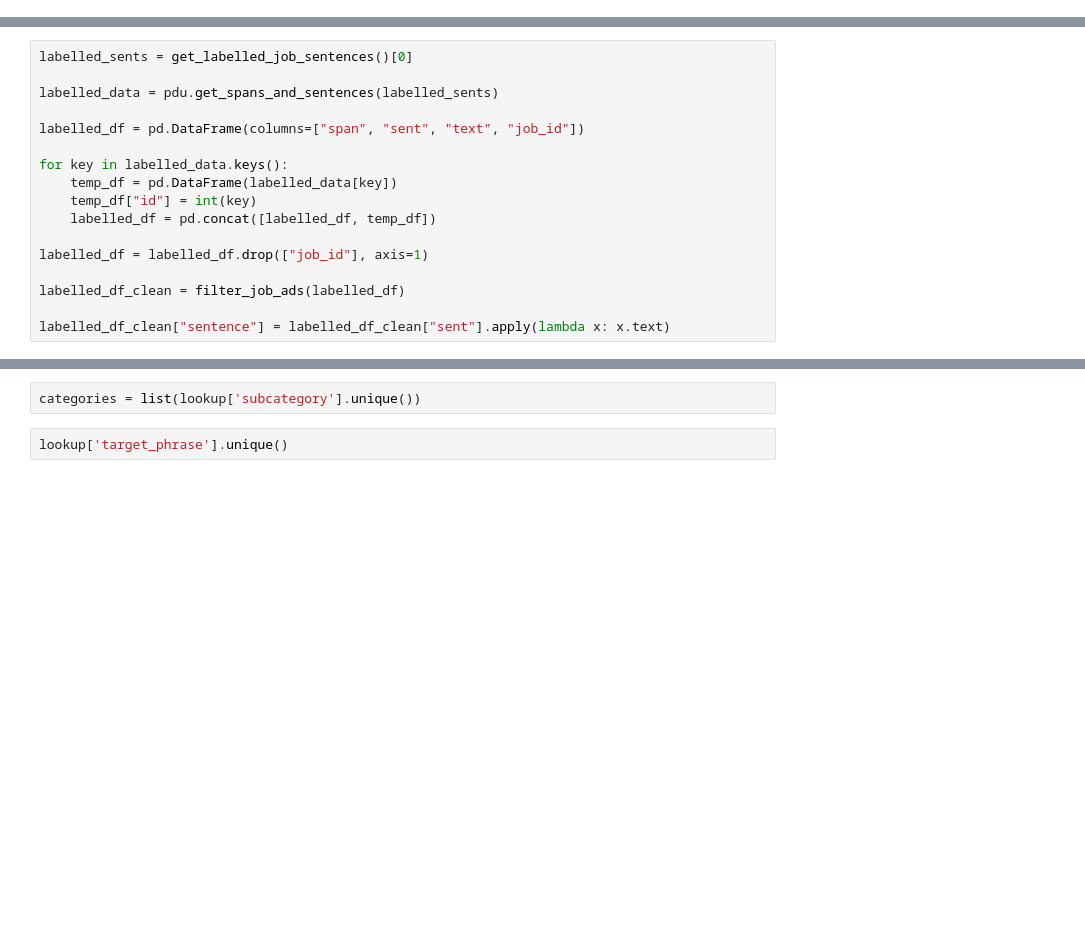
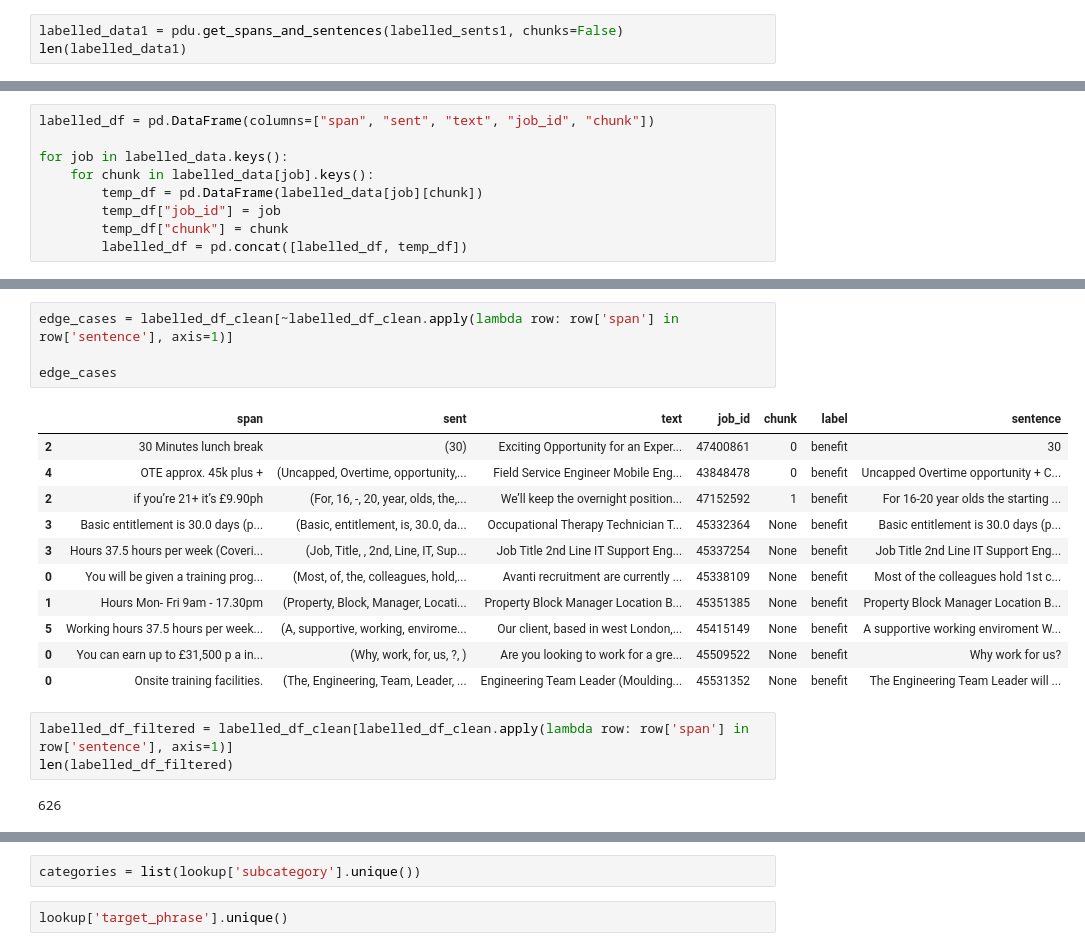
Before and after one commit to nestauk/dap_job_quality, a Jupyter notebook: dap_job_quality/notebooks/ro_category_mapping.ipynb, the cells around one changed output, grey strips where cells are left out. Saved outputs shown, nothing was run; the diff lists cells and outputs as text; blank space fills up the shorter version.

```diff
--- a/dap_job_quality/notebooks/ro_category_mapping.ipynb
+++ b/dap_job_quality/notebooks/ro_category_mapping.ipynb
@@ -38,0 +93,3 @@ def filter_job_ads(labelled_df):
+# %%
+labelled_data1 = pdu.get_spans_and_sentences(labelled_sents1, chunks=False)
+len(labelled_data1)
@@ -39,17 +98,9 @@ def filter_job_ads(labelled_df):
 # %%
-labelled_sents = get_labelled_job_sentences()[0]
+labelled_df = pd.DataFrame(columns=["span", "sent", "text", "job_id", "chunk"])
 
-labelled_data = pdu.get_spans_and_sentences(labelled_sents)
-
-labelled_df = pd.DataFrame(columns=["span", "sent", "text", "job_id"])
-
-for key in labelled_data.keys():
-    temp_df = pd.DataFrame(labelled_data[key])
-    temp_df["id"] = int(key)
-    labelled_df = pd.concat([labelled_df, temp_df])
-
-labelled_df = labelled_df.drop(["job_id"], axis=1)
-
-labelled_df_clean = filter_job_ads(labelled_df)
-
-labelled_df_clean["sentence"] = labelled_df_clean["sent"].apply(lambda x: x.text)
+for job in labelled_data.keys():
+    for chunk in labelled_data[job].keys():
+        temp_df = pd.DataFrame(labelled_data[job][chunk])
+        temp_df["job_id"] = job
+        temp_df["chunk"] = chunk
+        labelled_df = pd.concat([labelled_df, temp_df])
@@ -56,3 +135,24 @@ labelled_df_clean["sentence"] = labelled_df_clean["sent"].apply(lambda x: x.text
+# %%
+edge_cases = labelled_df_clean[~labelled_df_clean.apply(lambda row: row['span'] in row['sentence'], axis=1)]
+
+edge_cases
+# %% [output]
+|  | span | sent | text | job_id | chunk | label | sentence |
+| 2 | 30 Minutes lunch break | (30) | Exciting Opportunity for an Exper... | 47400861 | 0 | benefit | 30 |
+| 4 | OTE approx. 45k plus + | (Uncapped, Overtime, opportunity,... | Field Service Engineer Mobile Eng... | 43848478 | 0 | benefit | Uncapped Overtime opportunity + C... |
+| 2 | if you’re 21+ it’s £9.90ph | (For, 16, -, 20, year, olds, the,... | We’ll keep the overnight position... | 47152592 | 1 | benefit | For 16-20 year olds the starting ... |
+| 3 | Basic entitlement is 30.0 days (p... | (Basic, entitlement, is, 30.0, da... | Occupational Therapy Technician T... | 45332364 | None | benefit | Basic entitlement is 30.0 days (p... |
+| 3 | Hours 37.5 hours per week (Coveri... | (Job, Title, , 2nd, Line, IT, Sup... | Job Title 2nd Line IT Support Eng... | 45337254 | None | benefit | Job Title 2nd Line IT Support Eng... |
+| 0 | You will be given a training prog... | (Most, of, the, colleagues, hold,... | Avanti recruitment are currently ... | 45338109 | None | benefit | Most of the colleagues hold 1st c... |
+| 1 | Hours Mon- Fri 9am - 17.30pm | (Property, Block, Manager, Locati... | Property Block Manager Location B... | 45351385 | None | benefit | Property Block Manager Location B... |
+| 5 | Working hours 37.5 hours per week... | (A, supportive, working, envirome... | Our client, based in west London,... | 45415149 | None | benefit | A supportive working enviroment W... |
+| 0 | You can earn up to £31,500 p a in... | (Why, work, for, us, ?, ) | Are you looking to work for a gre... | 45509522 | None | benefit | Why work for us? |
+| 0 | Onsite training facilities. | (The, Engineering, Team, Leader, ... | Engineering Team Leader (Moulding... | 45531352 | None | benefit | The Engineering Team Leader will ... |
+# %%
+labelled_df_filtered = labelled_df_clean[labelled_df_clean.apply(lambda row: row['span'] in row['sentence'], axis=1)]
+len(labelled_df_filtered)
+# %% [output]
+626
 # %%
 def get_negative_example_sentences(labelled_df):
 
```
Also changed, not shown: parts of 30 cells of this notebook, 3 other files.
